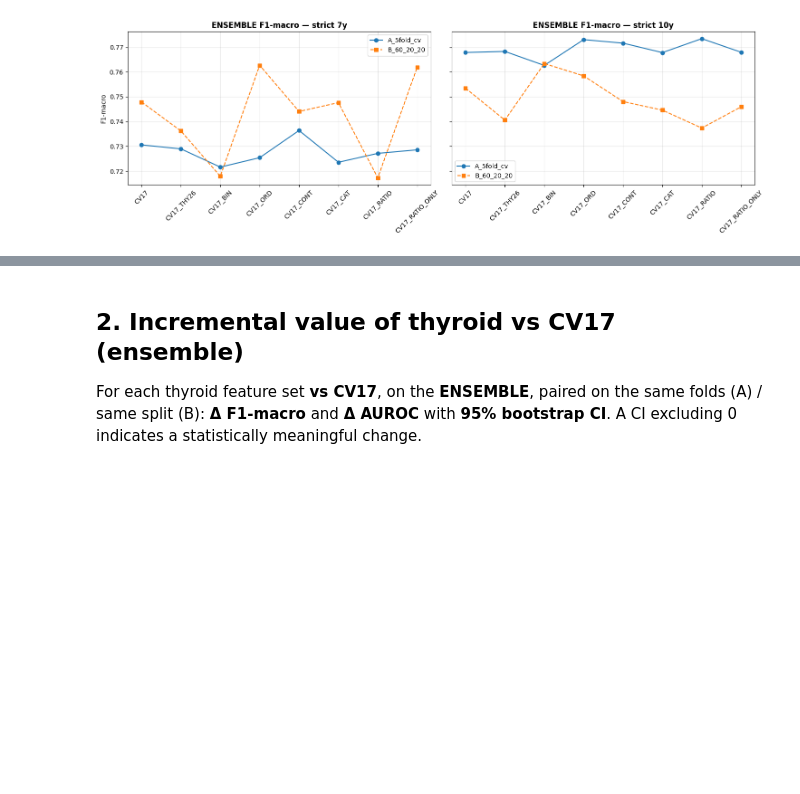
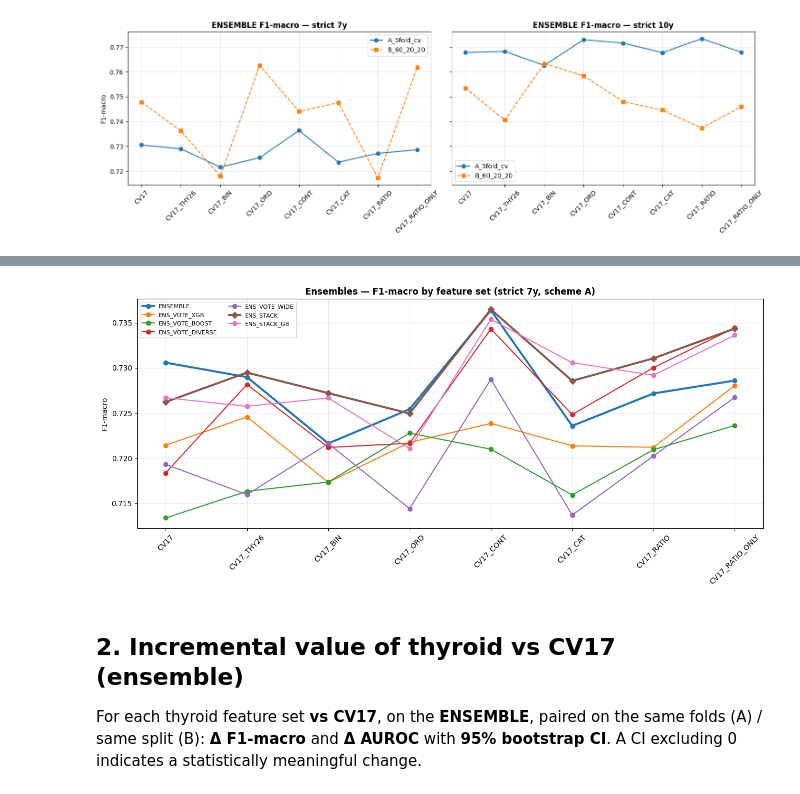
Before and after one commit to ilegul/ml4cad, a Jupyter notebook: notebooks/paper_alignment_pingitore.ipynb, the cells around one changed output, grey strips where cells are left out. Cells and saved outputs as stored; diff of their text form; code cells hidden in the pictures; blank space fills up the shorter version.

```diff
--- a/notebooks/paper_alignment_pingitore.ipynb
+++ b/notebooks/paper_alignment_pingitore.ipynb
@@ -243,3 +327,21 @@ fig.tight_layout(); plt.show()
+# %%
+# Visual: F1-macro by feature set for every ensemble (strict 7y, scheme A).
+fsorder = describe_feature_sets()["feature_set"].tolist()
+fig, ax = plt.subplots(figsize=(13, 6))
+for m in ENSEMBLE_NAMES:
+    d = bo[(bo["model"] == m) & (bo["horizon"] == 7) &
+           (bo["scheme"] == "A_5fold_cv")]
+    d = d.set_index("feature_set").reindex(fsorder)
+    style = "o-" if m != WINNER else "D-"
+    lw = 1.5 if m not in ("ENSEMBLE", WINNER) else 2.8
+    ax.plot(d.index, d["f1_macro"], style, linewidth=lw, label=m)
+ax.set_title("Ensembles — F1-macro by feature set (strict 7y, scheme A)",
+             fontweight="bold")
+ax.set_ylabel("F1-macro"); ax.tick_params(axis="x", rotation=45)
+ax.grid(alpha=0.3); ax.legend(fontsize=8, ncol=2)
+fig.tight_layout(); plt.show()
+# %% [output]
+[figure, added]
 # %% [markdown]
 ## 2. Incremental value of thyroid vs CV17 (ensemble)
 
```
Also changed, not shown: parts of 11 cells of this notebook, 8 other files.
